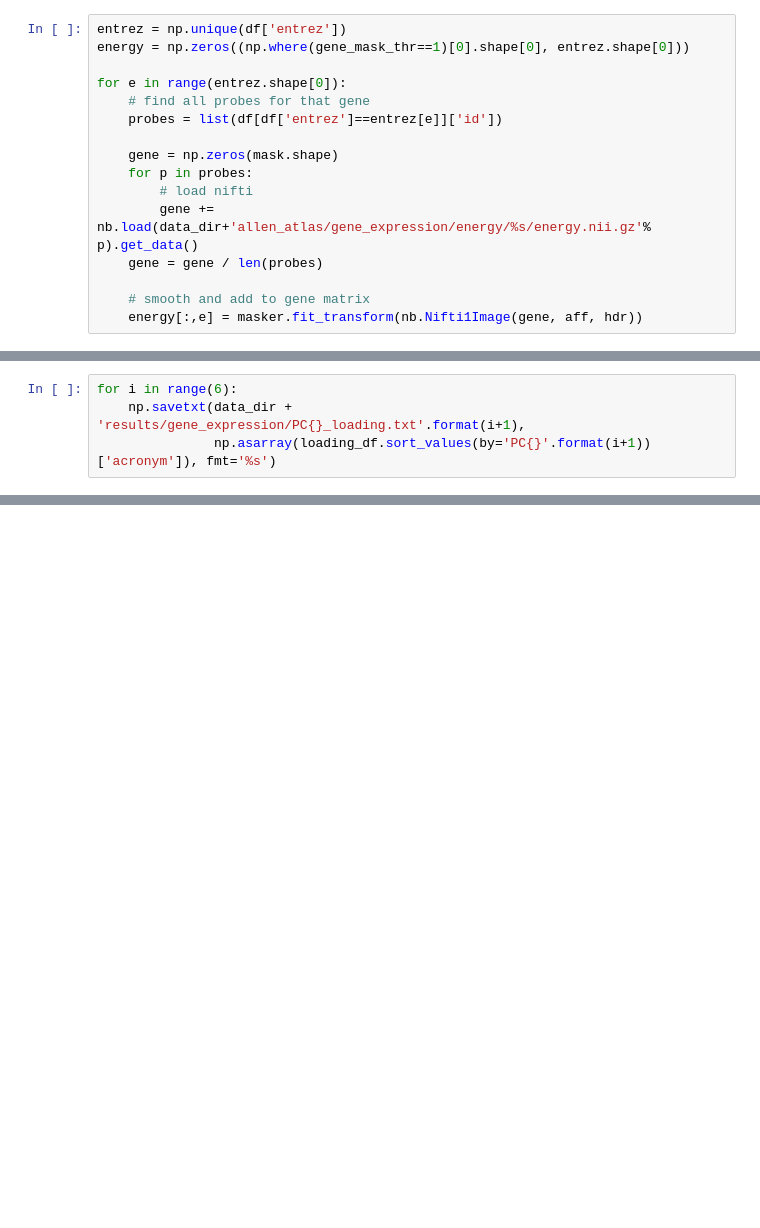
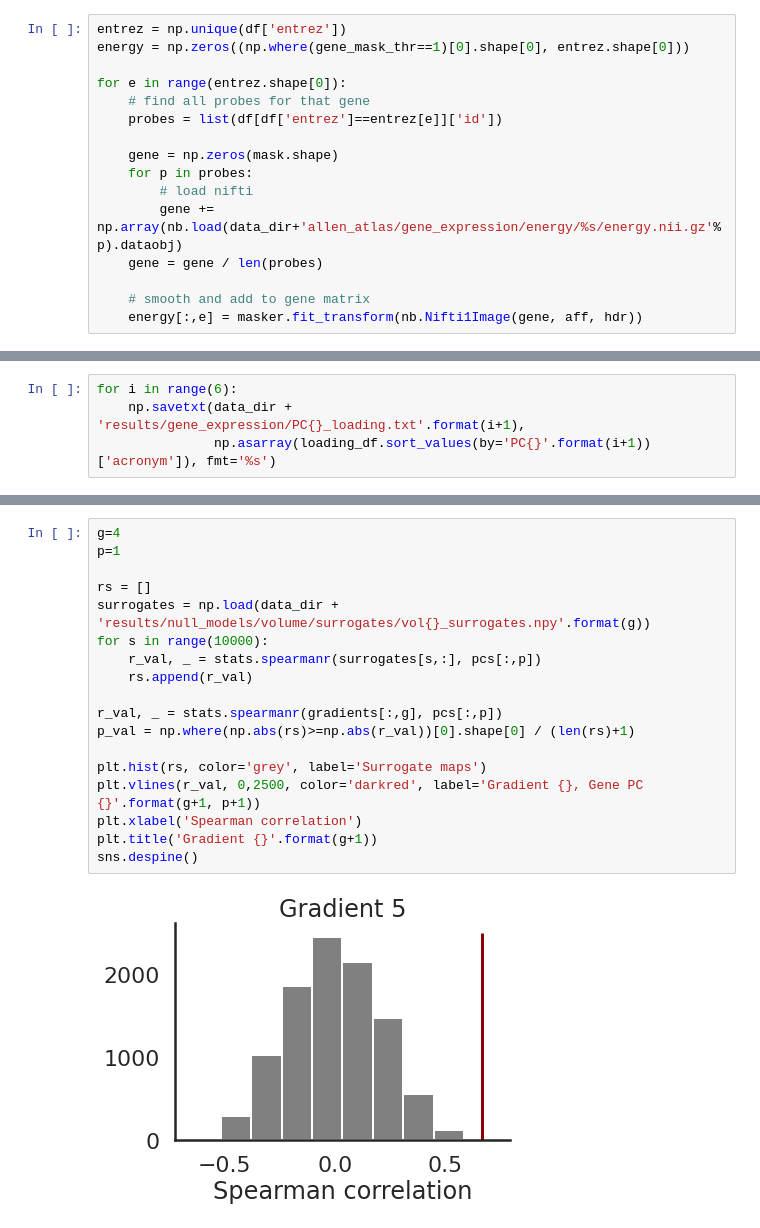
Before and after one commit to juhuntenburg/mouse_gradients, a Jupyter notebook: 07_Gene_expression.ipynb, the cells around one changed output, grey strips where cells are left out. Saved outputs shown, nothing was run; the diff lists cells and outputs as text; blank space fills up the shorter version.

```diff
--- a/07_Gene_expression.ipynb
+++ b/07_Gene_expression.ipynb
@@ -76,7 +84,7 @@ for e in range(entrez.shape[0]):
     gene = np.zeros(mask.shape)
     for p in probes:
         # load nifti
-        gene += nb.load(data_dir+'allen_atlas/gene_expression/energy/%s/energy.nii.gz'% p).get_data()
+        gene += np.array(nb.load(data_dir+'allen_atlas/gene_expression/energy/%s/energy.nii.gz'% p).dataobj)
     gene = gene / len(probes)
 
     # smooth and add to gene matrix
@@ -239,0 +300,20 @@ sampled = Sampled(pcs[:,0],
+# %%
+g=4
+p=1
+
+rs = []
+surrogates = np.load(data_dir + 'results/null_models/volume/surrogates/vol{}_surrogates.npy'.format(g))
+for s in range(10000):
+    r_val, _ = stats.spearmanr(surrogates[s,:], pcs[:,p])
+    rs.append(r_val)
+
+r_val, _ = stats.spearmanr(gradients[:,g], pcs[:,p])
+p_val = np.where(np.abs(rs)>=np.abs(r_val))[0].shape[0] / (len(rs)+1)
+
+plt.hist(rs, color='grey', label='Surrogate maps')
+plt.vlines(r_val, 0,2500, color='darkred', label='Gradient {}, Gene PC {}'.format(g+1, p+1))
+plt.xlabel('Spearman correlation')
+plt.title('Gradient {}'.format(g+1))
+sns.despine()
+# %% [output]
+[figure, added]
```
Also changed, not shown: parts of 21 cells of this notebook, 1 other file.
